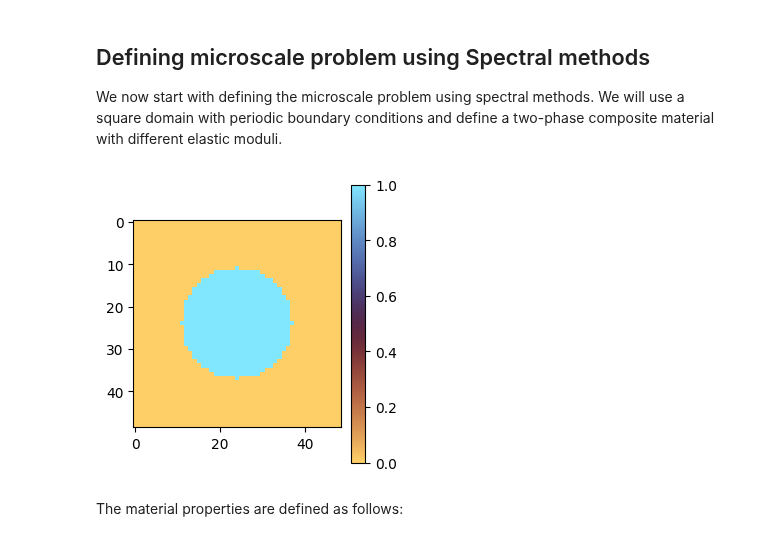
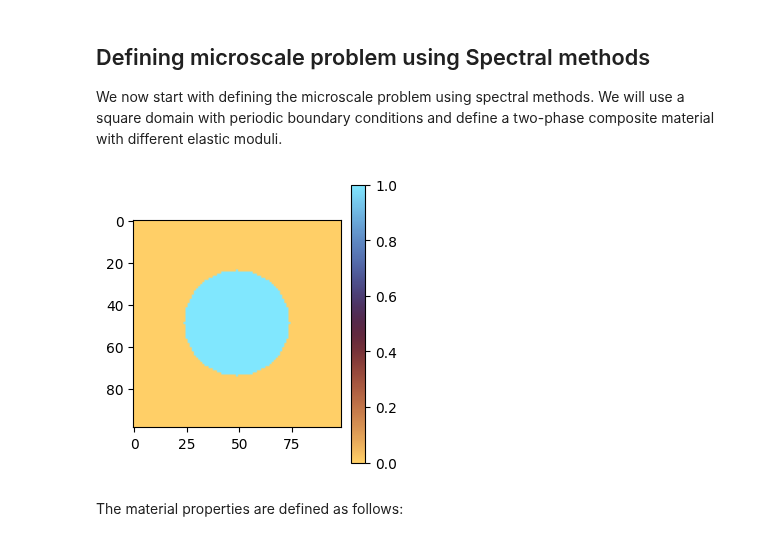
Before and after one commit to smec-ethz/xpektra, a Jupyter notebook: docs/examples/multiscale.ipynb, the cells around one changed output. Saved outputs shown, nothing was run; the diff lists cells and outputs as text; code cells hidden in the pictures.

```diff
--- a/docs/examples/multiscale.ipynb
+++ b/docs/examples/multiscale.ipynb
@@ -79,32 +66,32 @@ We now start with defining the microscale problem using spectral methods. We wil
 # %%
 volume_fraction_percentage = 0.2
 
 length = 0.1
-H, L = (49, 49)
+H, L = (99, 99)
 
 dx = length / H
 dy = length / L
 
 Hmid = int(H / 2)
 Lmid = int(L / 2)
 vol_inclusion = volume_fraction_percentage * (length * length)
 r = (
     int(np.sqrt(vol_inclusion / np.pi) / dx) + 1
 )  # Since the rounding off leads to smaller fraction therefore we add 1.
 
 
-structure = np.zeros((H, L))
-structure[Hmid - r : Hmid + 1 + r, Lmid - r : Lmid + 1 + r] += disk(r)
+structure = jnp.zeros((H, L))
+structure = structure.at[Hmid - r : Hmid + 1 + r, Lmid - r : Lmid + 1 + r].add(disk(r))
 
 ndim = len(structure.shape)
 N = structure.shape[0]
 
 plt.figure(figsize=(3, 3), layout="constrained")
 plt.imshow(structure, cmap="managua")
 plt.colorbar()
 plt.show()
 # %% [output]
-[figure, old version]
+[figure, new version]
 # %% [markdown]
 The material properties are defined as follows:
 # %%
```
Also changed, not shown: parts of 15 cells of this notebook, 13 other files.
